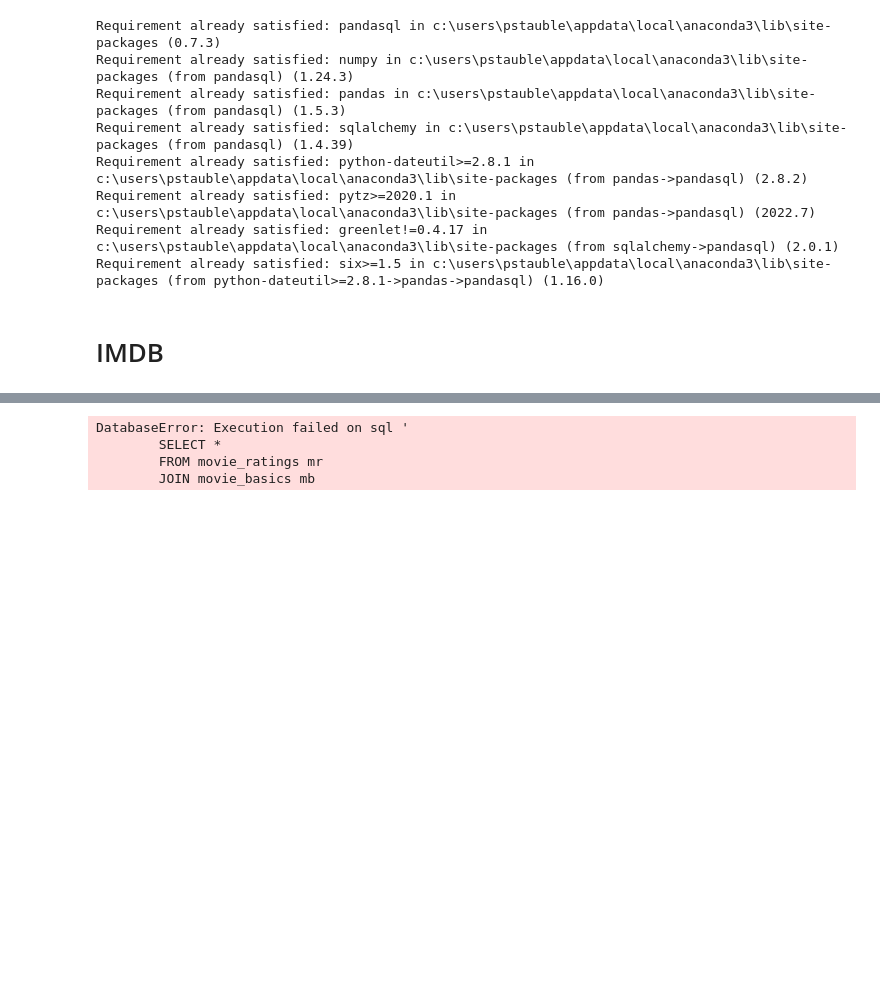
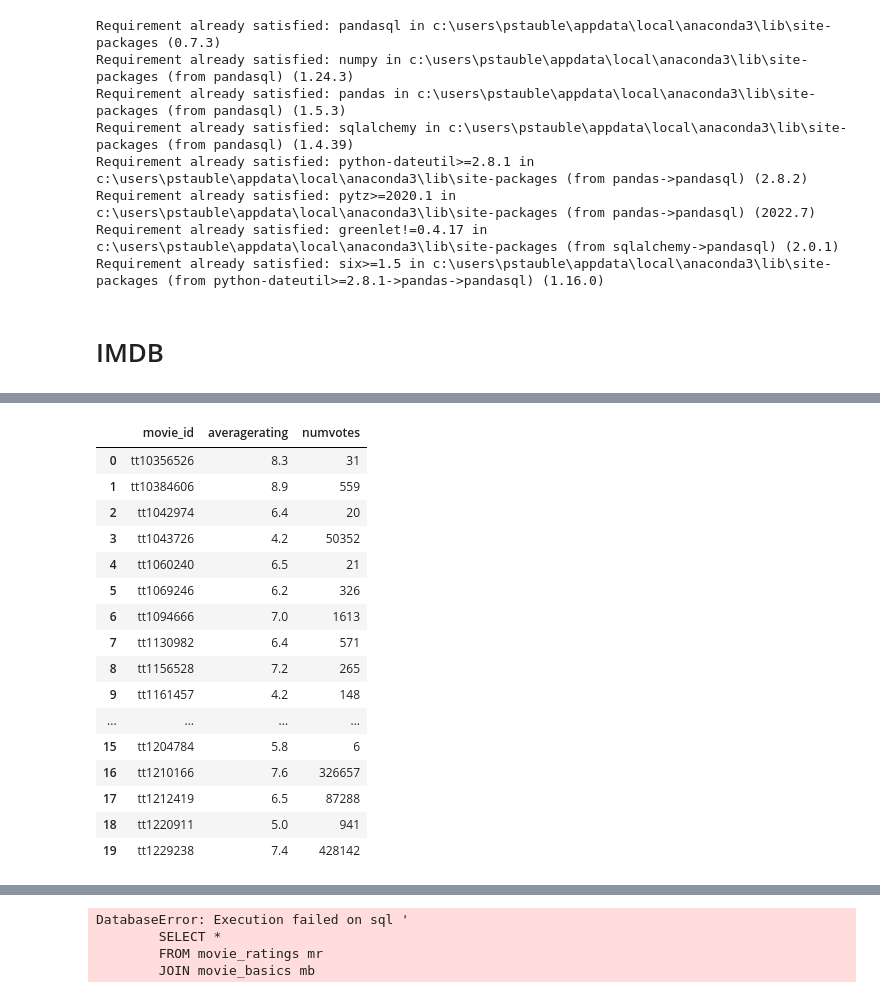
Before and after one commit to hacampbell1/teamaustin, a Jupyter notebook: computer_vision2.ipynb, the cells around one changed output, grey strips where cells are left out. Saved outputs shown, nothing was run; the diff lists cells and outputs as text; code cells hidden in the pictures; blank space fills up the shorter version.

```diff
--- a/computer_vision2.ipynb
+++ b/computer_vision2.ipynb
@@ -62,0 +105,23 @@ imdb_df
+# %%
+pysqldf = lambda q: sqldf(q, globals())
+conn = sqlite3.connect("data/im.db")
+imdb_df = pd.read_sql("""SELECT * FROM movie_ratings""", conn)
+imdb_df.head(20)
+# %% [output]
+|  | movie_id | averagerating | numvotes |
+| 0 | tt10356526 | 8.3 | 31 |
+| 1 | tt10384606 | 8.9 | 559 |
+| 2 | tt1042974 | 6.4 | 20 |
+| 3 | tt1043726 | 4.2 | 50352 |
+| 4 | tt1060240 | 6.5 | 21 |
+| 5 | tt1069246 | 6.2 | 326 |
+| 6 | tt1094666 | 7.0 | 1613 |
+| 7 | tt1130982 | 6.4 | 571 |
+| 8 | tt1156528 | 7.2 | 265 |
+| 9 | tt1161457 | 4.2 | 148 |
+| ... | ... | ... | ... |
+| 15 | tt1204784 | 5.8 | 6 |
+| 16 | tt1210166 | 7.6 | 326657 |
+| 17 | tt1212419 | 6.5 | 87288 |
+| 18 | tt1220911 | 5.0 | 941 |
+| 19 | tt1229238 | 7.4 | 428142 |
```
Also changed, not shown: parts of 13 cells of this notebook.
